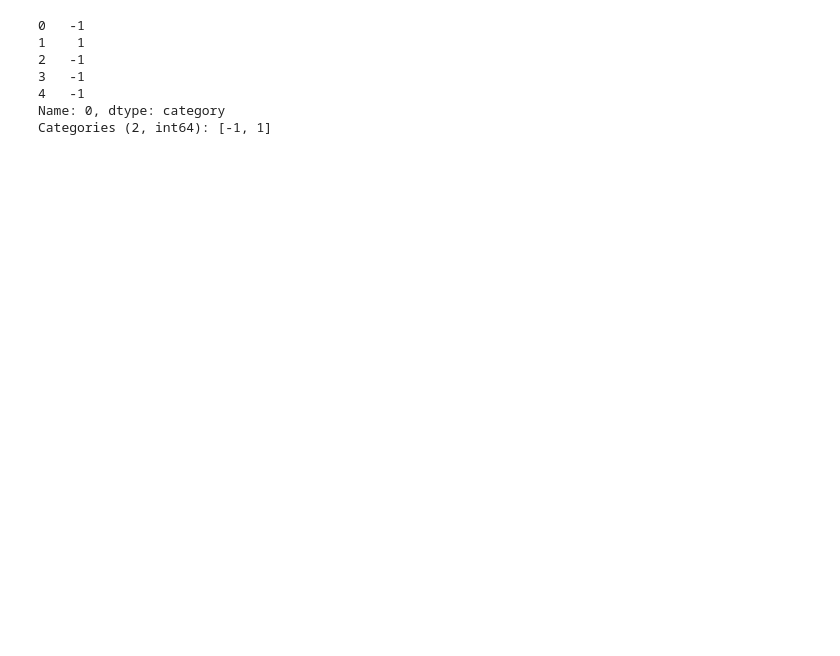
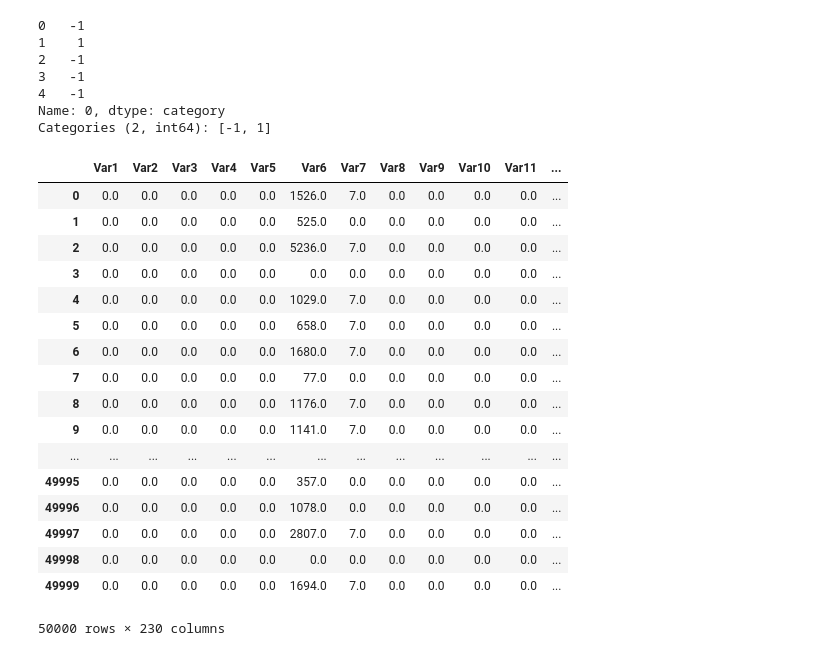
Before and after one commit to savagecm/CS-Notes, a Jupyter notebook: Untitled0.ipynb, the cells around one changed output. Cells and saved outputs as stored; diff of their text form; code cells hidden in the pictures; blank space fills up the shorter version.

```diff
--- a/Untitled0.ipynb
+++ b/Untitled0.ipynb
@@ -91,6 +165,27 @@ churn.head()
 4   -1
 Name: 0, dtype: category
 Categories (2, int64): [-1, 1]
+# %%
+train.fillna(0)
+# %% [output]
+|  | Var1 | Var2 | Var3 | Var4 | Var5 | Var6 | Var7 | Var8 | Var9 | Var10 | Var11 | ... |
+| 0 | 0.0 | 0.0 | 0.0 | 0.0 | 0.0 | 1526.0 | 7.0 | 0.0 | 0.0 | 0.0 | 0.0 | ... |
+| 1 | 0.0 | 0.0 | 0.0 | 0.0 | 0.0 | 525.0 | 0.0 | 0.0 | 0.0 | 0.0 | 0.0 | ... |
+| 2 | 0.0 | 0.0 | 0.0 | 0.0 | 0.0 | 5236.0 | 7.0 | 0.0 | 0.0 | 0.0 | 0.0 | ... |
+| 3 | 0.0 | 0.0 | 0.0 | 0.0 | 0.0 | 0.0 | 0.0 | 0.0 | 0.0 | 0.0 | 0.0 | ... |
+| 4 | 0.0 | 0.0 | 0.0 | 0.0 | 0.0 | 1029.0 | 7.0 | 0.0 | 0.0 | 0.0 | 0.0 | ... |
+| 5 | 0.0 | 0.0 | 0.0 | 0.0 | 0.0 | 658.0 | 7.0 | 0.0 | 0.0 | 0.0 | 0.0 | ... |
+| 6 | 0.0 | 0.0 | 0.0 | 0.0 | 0.0 | 1680.0 | 7.0 | 0.0 | 0.0 | 0.0 | 0.0 | ... |
+| 7 | 0.0 | 0.0 | 0.0 | 0.0 | 0.0 | 77.0 | 0.0 | 0.0 | 0.0 | 0.0 | 0.0 | ... |
+| 8 | 0.0 | 0.0 | 0.0 | 0.0 | 0.0 | 1176.0 | 7.0 | 0.0 | 0.0 | 0.0 | 0.0 | ... |
+| 9 | 0.0 | 0.0 | 0.0 | 0.0 | 0.0 | 1141.0 | 7.0 | 0.0 | 0.0 | 0.0 | 0.0 | ... |
+| ... | ... | ... | ... | ... | ... | ... | ... | ... | ... | ... | ... | ... |
+| 49995 | 0.0 | 0.0 | 0.0 | 0.0 | 0.0 | 357.0 | 0.0 | 0.0 | 0.0 | 0.0 | 0.0 | ... |
+| 49996 | 0.0 | 0.0 | 0.0 | 0.0 | 0.0 | 1078.0 | 0.0 | 0.0 | 0.0 | 0.0 | 0.0 | ... |
+| 49997 | 0.0 | 0.0 | 0.0 | 0.0 | 0.0 | 2807.0 | 7.0 | 0.0 | 0.0 | 0.0 | 0.0 | ... |
+| 49998 | 0.0 | 0.0 | 0.0 | 0.0 | 0.0 | 0.0 | 0.0 | 0.0 | 0.0 | 0.0 | 0.0 | ... |
+| 49999 | 0.0 | 0.0 | 0.0 | 0.0 | 0.0 | 1694.0 | 7.0 | 0.0 | 0.0 | 0.0 | 0.0 | ... |
+50000 rows × 230 columns
 # %%
 train.describe()
 # %% [output]
```
Also changed, not shown: parts of 5 cells of this notebook.
